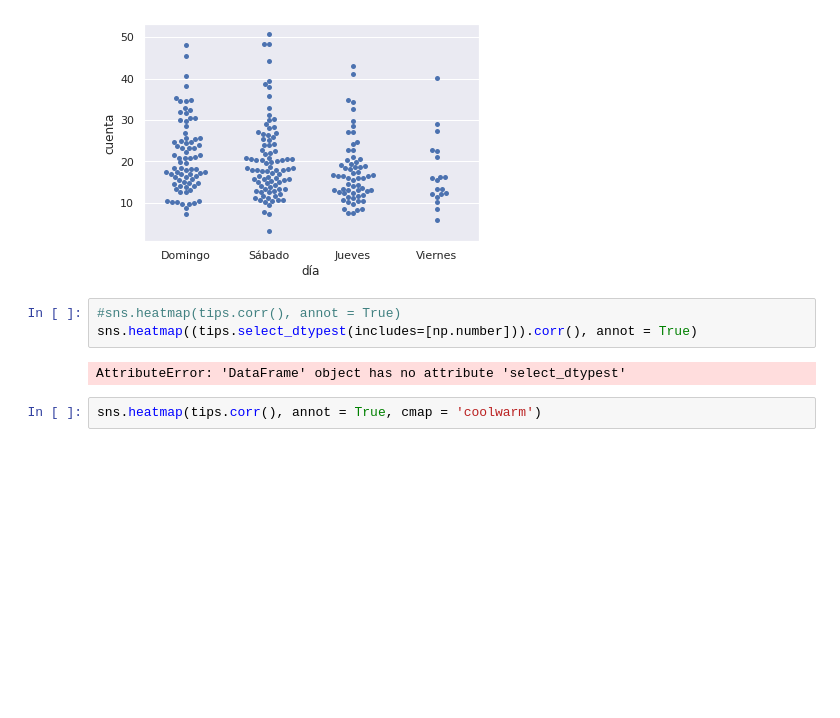
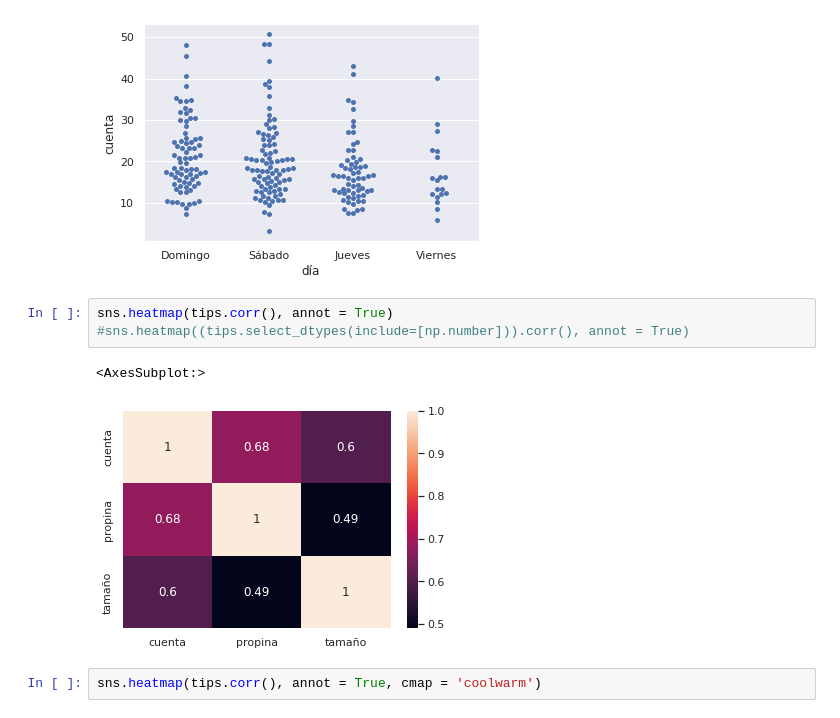
Before and after one commit to dgtrabada/python, a Jupyter notebook: 11_Seaborn/Seaborn.ipynb, the cells around one changed output. Cells and saved outputs as stored; diff of their text form; blank space fills up the shorter version.

```diff
--- a/11_Seaborn/Seaborn.ipynb
+++ b/11_Seaborn/Seaborn.ipynb
@@ -110,10 +110,11 @@ sns.swarmplot(x='día', y='cuenta', data=tips)
 <AxesSubplot:xlabel='día', ylabel='cuenta'>
 [figure]
 # %%
-#sns.heatmap(tips.corr(), annot = True)
-sns.heatmap((tips.select_dtypest(includes=[np.number])).corr(), annot = True)
+sns.heatmap(tips.corr(), annot = True)
+#sns.heatmap((tips.select_dtypes(include=[np.number])).corr(), annot = True)
 # %% [output]
-AttributeError: 'DataFrame' object has no attribute 'select_dtypest'
+<AxesSubplot:>
+[figure, added]
 # %%
 sns.heatmap(tips.corr(), annot = True, cmap = 'coolwarm')
 # %% [output]
```
Also changed, not shown: parts of 4 cells of this notebook, 4 other files.
